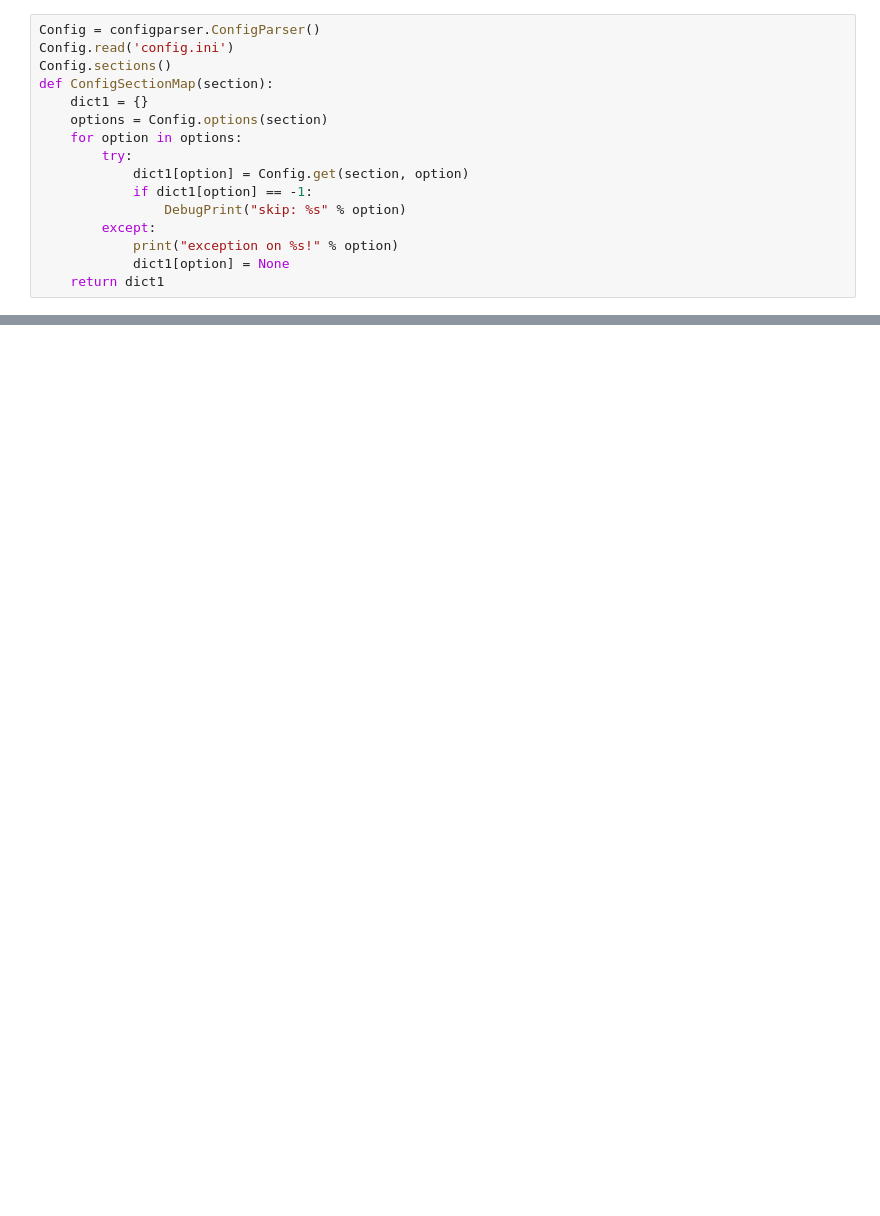
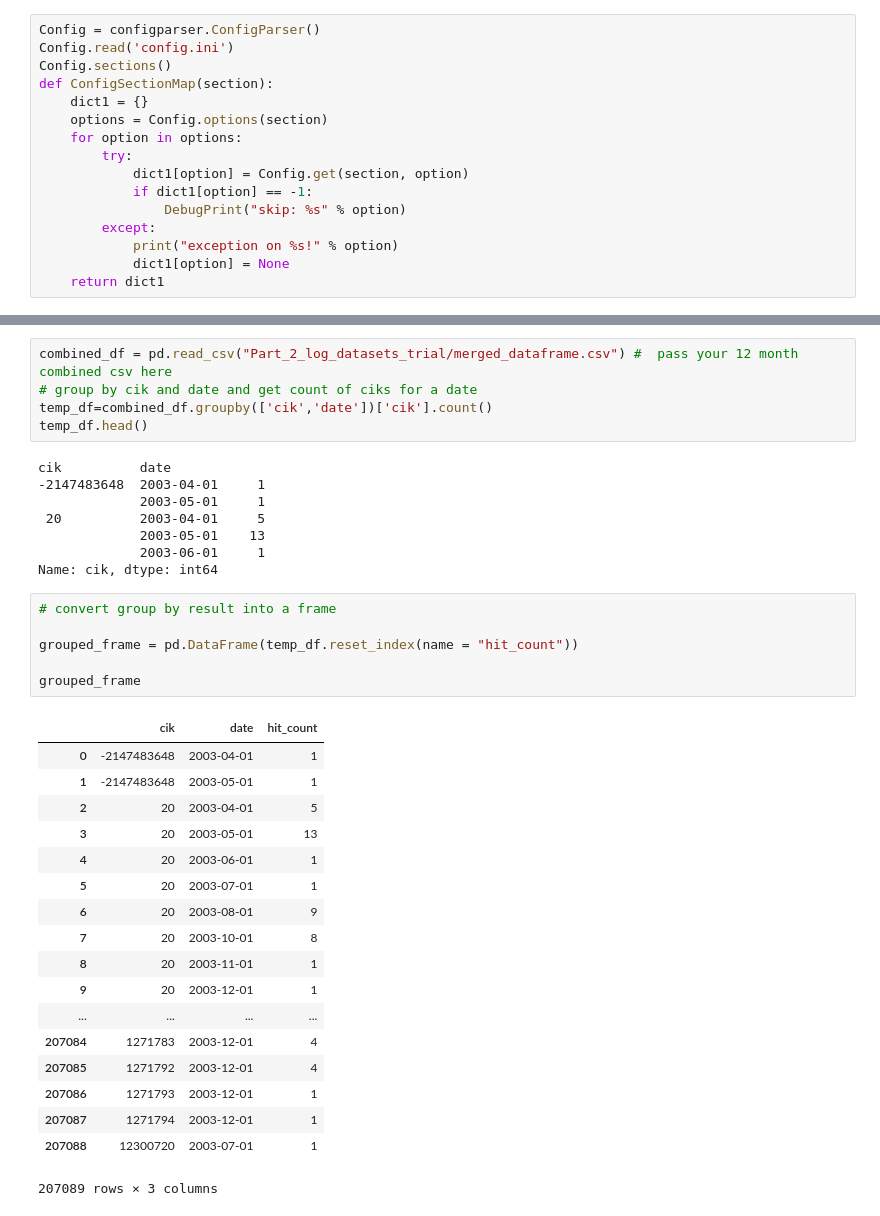
Before and after one commit to vasantivmahajan/DataWrangling_AnomalyDetection_Tableau_Visualization_EDGAR_Log_Data, a Jupyter notebook: Part2_EDGAR_LogDataset.ipynb, the cells around one changed output, grey strips where cells are left out. Saved outputs shown, nothing was run; the diff lists cells and outputs as text; blank space fills up the shorter version.

```diff
--- a/Part2_EDGAR_LogDataset.ipynb
+++ b/Part2_EDGAR_LogDataset.ipynb
@@ -406,0 +409,38 @@ Data zipped and loaded on S3
+# %%
+combined_df = pd.read_csv("Part_2_log_datasets_trial/merged_dataframe.csv") #  pass your 12 month combined csv here
+# group by cik and date and get count of ciks for a date
+temp_df=combined_df.groupby(['cik','date'])['cik'].count()
+temp_df.head()
+# %% [output]
+cik          date
+-2147483648  2003-04-01     1
+             2003-05-01     1
+ 20          2003-04-01     5
+             2003-05-01    13
+             2003-06-01     1
+Name: cik, dtype: int64
+# %%
+# convert group by result into a frame
+
+grouped_frame = pd.DataFrame(temp_df.reset_index(name = "hit_count"))
+
+grouped_frame
+# %% [output]
+|  | cik | date | hit_count |
+| 0 | -2147483648 | 2003-04-01 | 1 |
+| 1 | -2147483648 | 2003-05-01 | 1 |
+| 2 | 20 | 2003-04-01 | 5 |
+| 3 | 20 | 2003-05-01 | 13 |
+| 4 | 20 | 2003-06-01 | 1 |
+| 5 | 20 | 2003-07-01 | 1 |
+| 6 | 20 | 2003-08-01 | 9 |
+| 7 | 20 | 2003-10-01 | 8 |
+| 8 | 20 | 2003-11-01 | 1 |
+| 9 | 20 | 2003-12-01 | 1 |
+| ... | ... | ... | ... |
+| 207084 | 1271783 | 2003-12-01 | 4 |
+| 207085 | 1271792 | 2003-12-01 | 4 |
+| 207086 | 1271793 | 2003-12-01 | 1 |
+| 207087 | 1271794 | 2003-12-01 | 1 |
+| 207088 | 12300720 | 2003-07-01 | 1 |
+207089 rows × 3 columns
```
Also changed, not shown: parts of 8 cells of this notebook, 1 other file.
